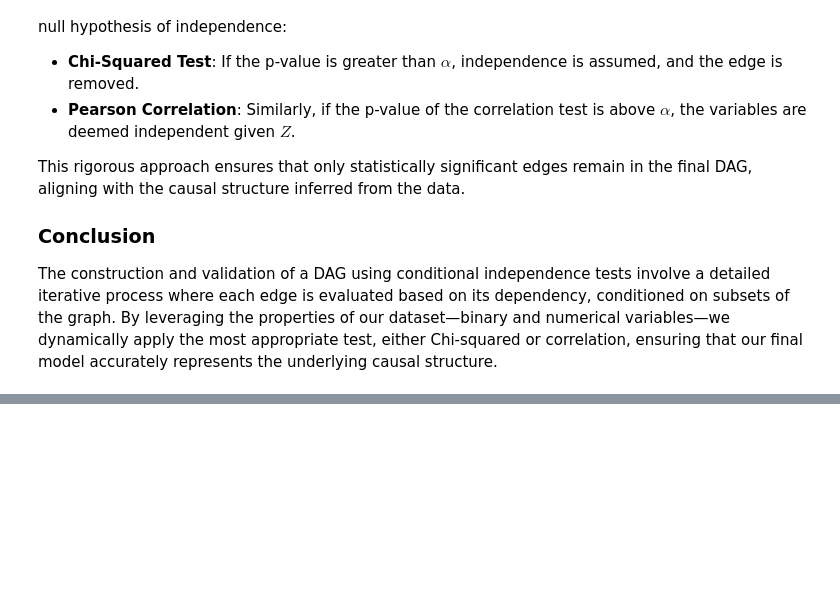
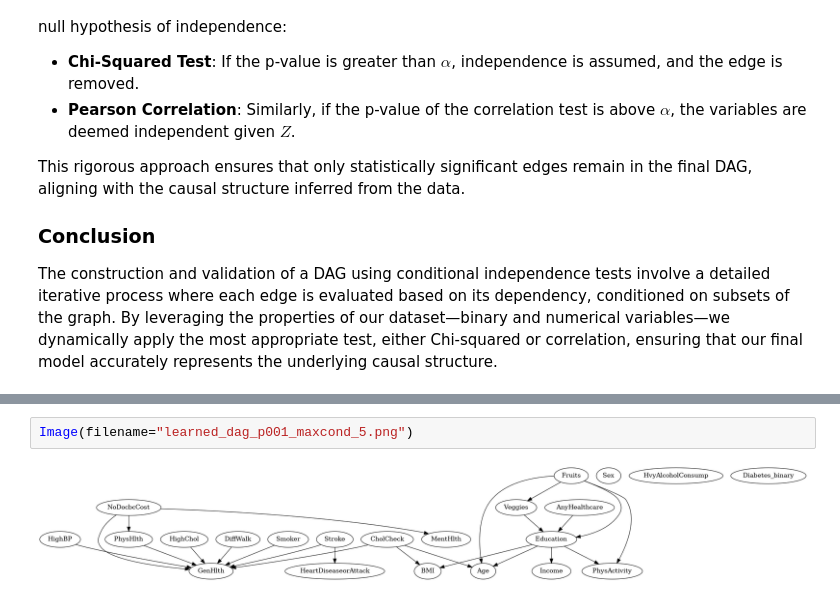
Before and after one commit to bcwein/PCS956-Project, a Jupyter notebook: notebooks/exploration.ipynb, the cells around one changed output, grey strips where cells are left out. Saved outputs shown, nothing was run; the diff lists cells and outputs as text; blank space fills up the shorter version.

```diff
--- a/notebooks/exploration.ipynb
+++ b/notebooks/exploration.ipynb
@@ -207,0 +266,4 @@ dag = pc_estimator.estimate(
+# %%
+Image(filename="learned_dag_p001_maxcond_5.png")
+# %% [output]
+[figure, added]
```
Also changed, not shown: parts of 46 cells of this notebook, 10 other files.
